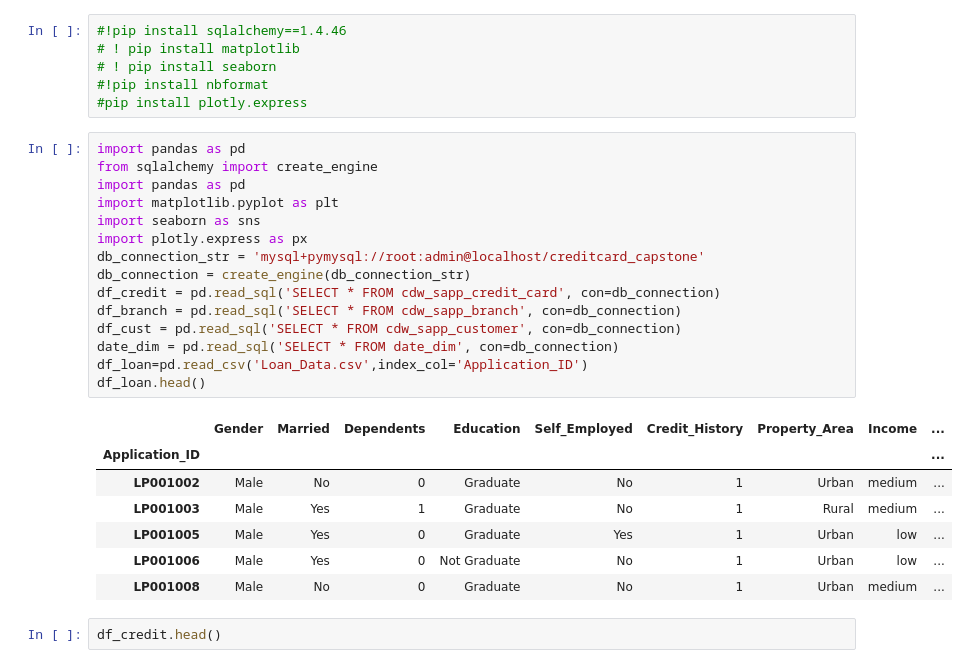
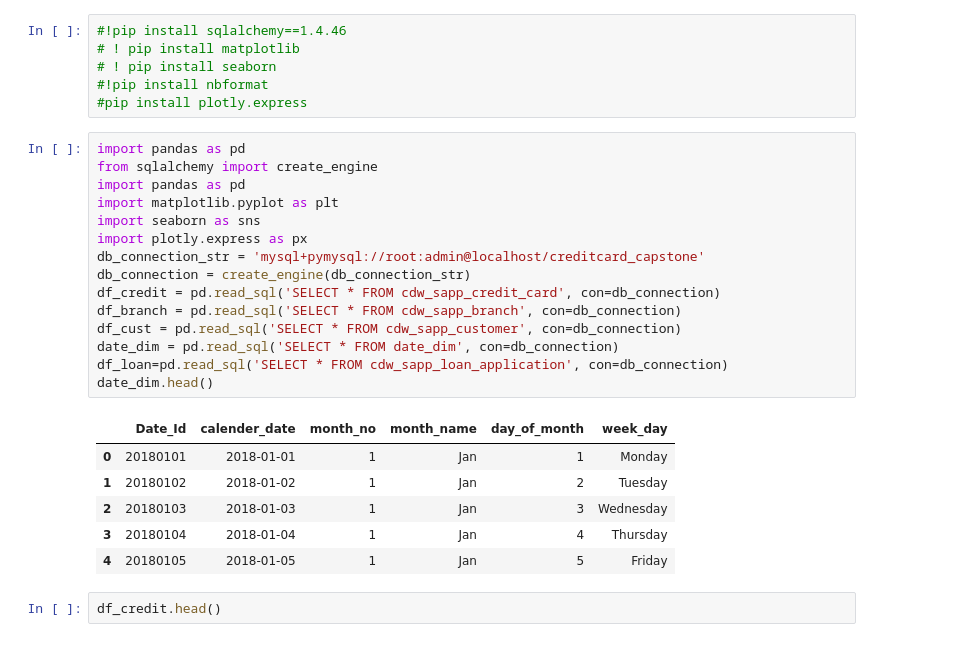
Before and after one commit to yarlapatiswathi/Capstone-project, a Jupyter notebook: viz.ipynb, the cells around one changed output. Drawn from its saved outputs; the diff is of its cells as text.

```diff
--- a/viz.ipynb
+++ b/viz.ipynb
@@ -7,26 +7,25 @@
 # %%
 import pandas as pd
 from sqlalchemy import create_engine
 import pandas as pd
 import matplotlib.pyplot as plt
 import seaborn as sns
 import plotly.express as px
 db_connection_str = 'mysql+pymysql://root:admin@localhost/creditcard_capstone'
 db_connection = create_engine(db_connection_str)
 df_credit = pd.read_sql('SELECT * FROM cdw_sapp_credit_card', con=db_connection)
 df_branch = pd.read_sql('SELECT * FROM cdw_sapp_branch', con=db_connection)
 df_cust = pd.read_sql('SELECT * FROM cdw_sapp_customer', con=db_connection)
 date_dim = pd.read_sql('SELECT * FROM date_dim', con=db_connection)
-df_loan=pd.read_csv('Loan_Data.csv',index_col='Application_ID')
-df_loan.head()
+df_loan=pd.read_sql('SELECT * FROM cdw_sapp_loan_application', con=db_connection)
+date_dim.head()
 # %% [output]
-|  | Gender | Married | Dependents | Education | Self_Employed | Credit_History | Property_Area | Income | ... |
-| Application_ID |  |  |  |  |  |  |  |  | ... |
-| LP001002 | Male | No | 0 | Graduate | No | 1 | Urban | medium | ... |
-| LP001003 | Male | Yes | 1 | Graduate | No | 1 | Rural | medium | ... |
-| LP001005 | Male | Yes | 0 | Graduate | Yes | 1 | Urban | low | ... |
-| LP001006 | Male | Yes | 0 | Not Graduate | No | 1 | Urban | low | ... |
-| LP001008 | Male | No | 0 | Graduate | No | 1 | Urban | medium | ... |
+|  | Date_Id | calender_date | month_no | month_name | day_of_month | week_day |
+| 0 | 20180101 | 2018-01-01 | 1 | Jan | 1 | Monday |
+| 1 | 20180102 | 2018-01-02 | 1 | Jan | 2 | Tuesday |
+| 2 | 20180103 | 2018-01-03 | 1 | Jan | 3 | Wednesday |
+| 3 | 20180104 | 2018-01-04 | 1 | Jan | 4 | Thursday |
+| 4 | 20180105 | 2018-01-05 | 1 | Jan | 5 | Friday |
 # %%
 df_credit.head()
 # %% [output]
```
Also changed, not shown: parts of 24 cells of this notebook, 3 other files.
